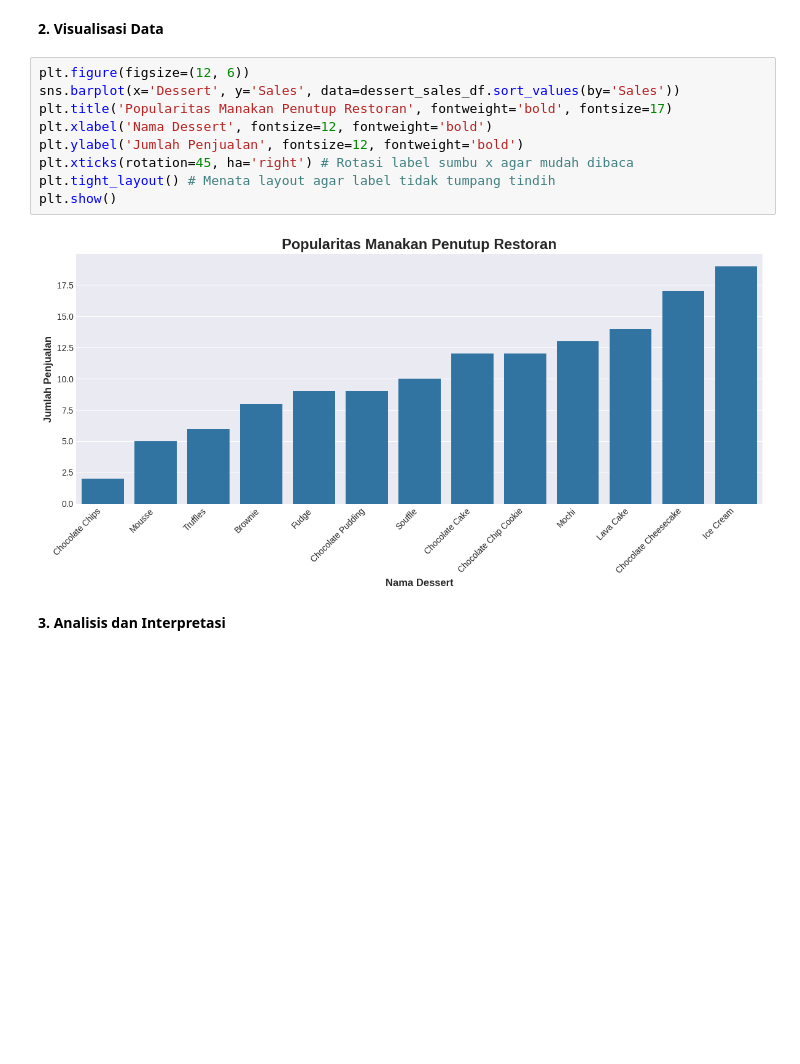
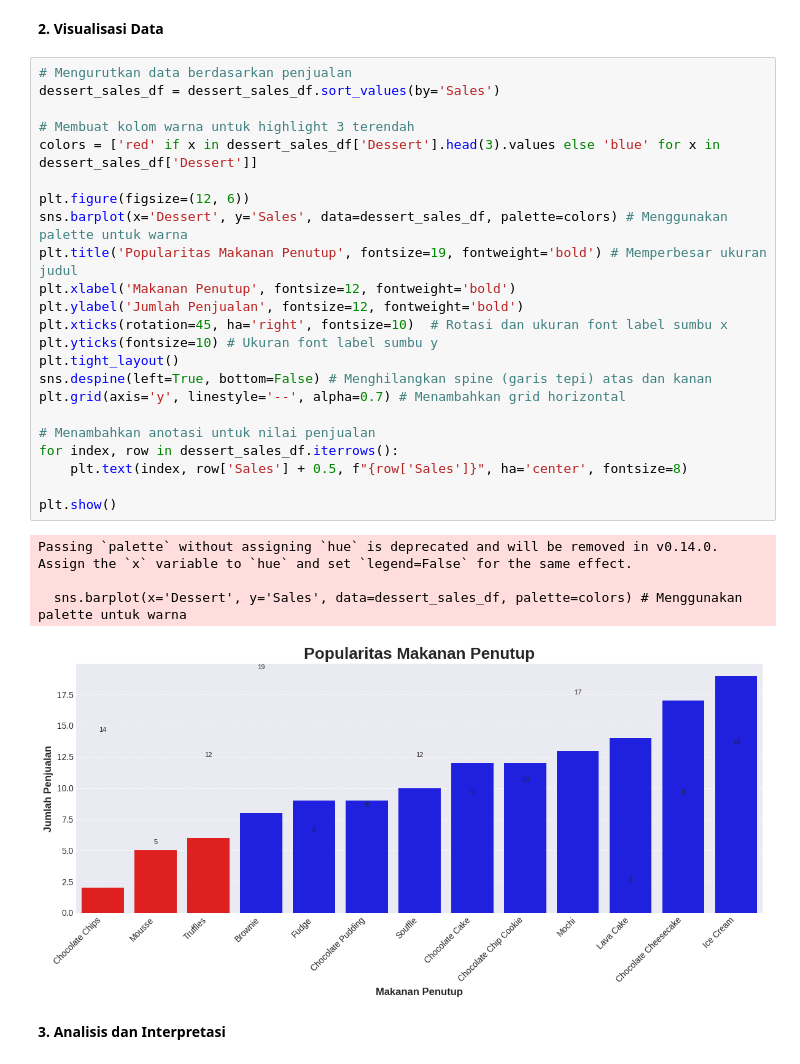
Before and after one commit to notnsas/data-science-application-college-task, a Jupyter notebook: mid_test/UTS_data_science_application_college_subject.ipynb, the cells around one changed output. Cells and saved outputs as stored; diff of their text form; blank space fills up the shorter version.

Commit message:
No. 3: Modified the Data Visualization

```diff
--- a/mid_test/UTS_data_science_application_college_subject.ipynb
+++ b/mid_test/UTS_data_science_application_college_subject.ipynb
@@ -277,17 +277,34 @@ dessert_sales_df
 | 12 | Mochi | 13 |
 # %% [markdown]
 **2. Visualisasi Data**
-# %%
-plt.figure(figsize=(12, 6))
-sns.barplot(x='Dessert', y='Sales', data=dessert_sales_df.sort_values(by='Sales'))
-plt.title('Popularitas Manakan Penutup Restoran', fontweight='bold', fontsize=17)
-plt.xlabel('Nama Dessert', fontsize=12, fontweight='bold')
-plt.ylabel('Jumlah Penjualan', fontsize=12, fontweight='bold')
-plt.xticks(rotation=45, ha='right') # Rotasi label sumbu x agar mudah dibaca
-plt.tight_layout() # Menata layout agar label tidak tumpang tindih
-plt.show()
-# %% [output]
-[figure, removed]
+# %%
+# Mengurutkan data berdasarkan penjualan
+dessert_sales_df = dessert_sales_df.sort_values(by='Sales')
+
+# Membuat kolom warna untuk highlight 3 terendah
+colors = ['red' if x in dessert_sales_df['Dessert'].head(3).values else 'blue' for x in dessert_sales_df['Dessert']]
+
+plt.figure(figsize=(12, 6))
+sns.barplot(x='Dessert', y='Sales', data=dessert_sales_df, palette=colors) # Menggunakan palette untuk warna
+plt.title('Popularitas Makanan Penutup', fontsize=19, fontweight='bold') # Memperbesar ukuran judul
+plt.xlabel('Makanan Penutup', fontsize=12, fontweight='bold')
+plt.ylabel('Jumlah Penjualan', fontsize=12, fontweight='bold')
+plt.xticks(rotation=45, ha='right', fontsize=10)  # Rotasi dan ukuran font label sumbu x
+plt.yticks(fontsize=10) # Ukuran font label sumbu y
+plt.tight_layout()
+sns.despine(left=True, bottom=False) # Menghilangkan spine (garis tepi) atas dan kanan
+plt.grid(axis='y', linestyle='--', alpha=0.7) # Menambahkan grid horizontal
+
+# Menambahkan anotasi untuk nilai penjualan
+for index, row in dessert_sales_df.iterrows():
+    plt.text(index, row['Sales'] + 0.5, f"{row['Sales']}", ha='center', fontsize=8)
+
+plt.show()
+# %% [output]
+Passing `palette` without assigning `hue` is deprecated and will be removed in v0.14.0. Assign the `x` variable to `hue` and set `legend=False` for the same effect.
+
+  sns.barplot(x='Dessert', y='Sales', data=dessert_sales_df, palette=colors) # Menggunakan palette untuk warna
+[figure, added]
 # %% [markdown]
 **3. Analisis dan Interpretasi**
 # %%
```
